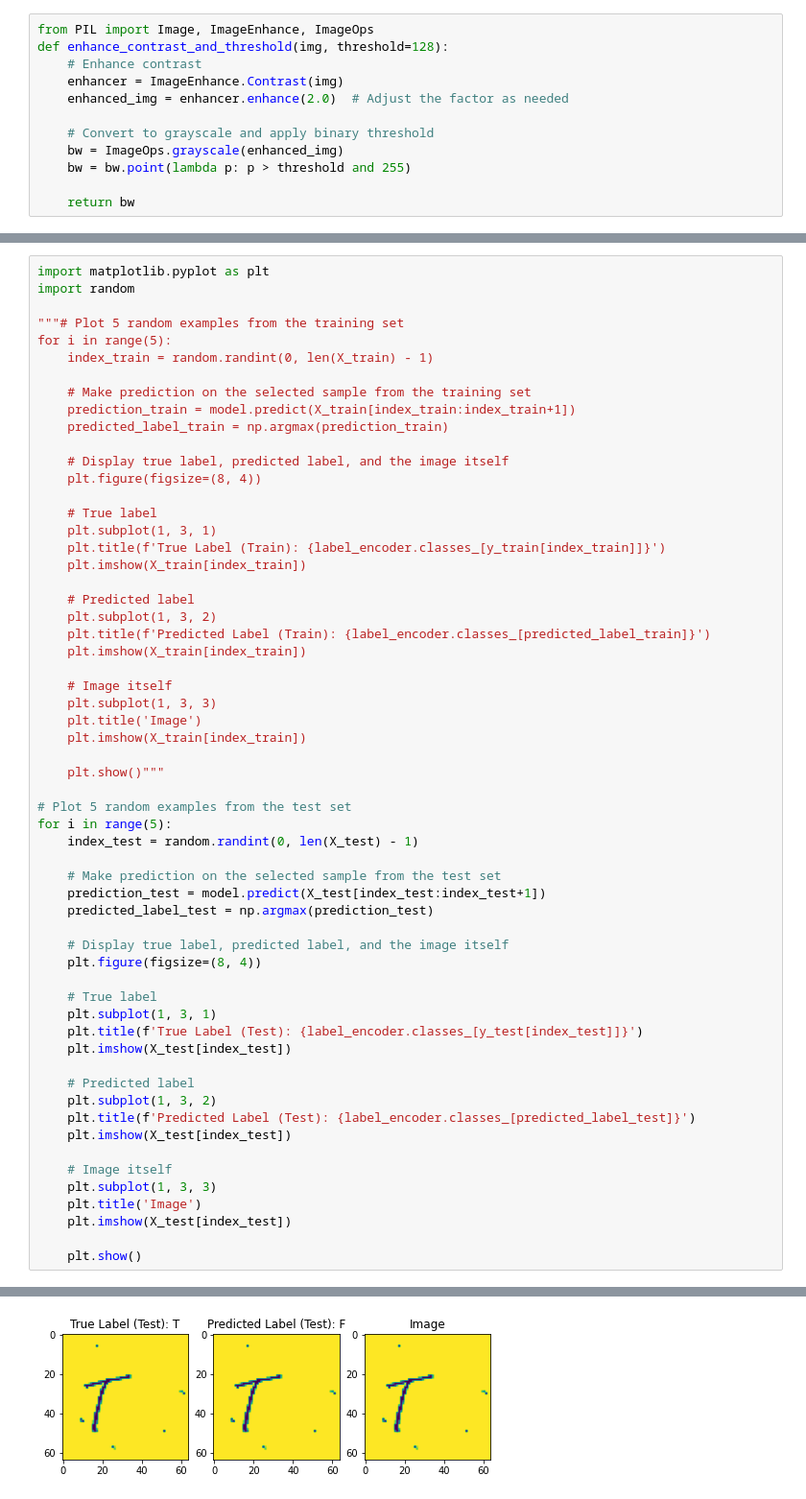
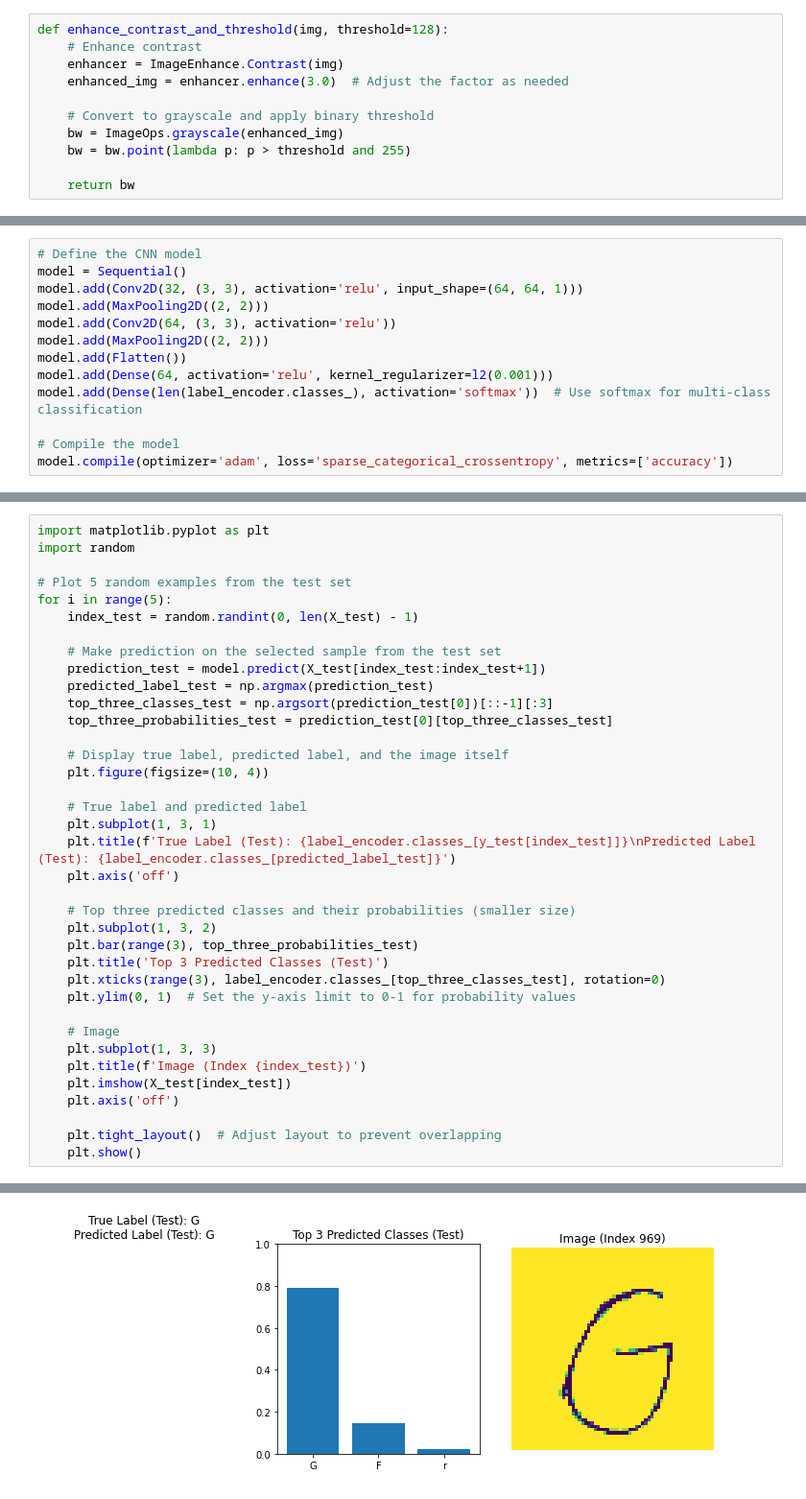
Before and after one commit to beyzanurkeskin/Handwritten-Letter-and-Person-Recognition-Project, a Jupyter notebook: letter_recognition.ipynb, the cells around one changed output, grey strips where cells are left out. Shown: that part at 96% size. Saved outputs shown, nothing was run; the diff lists cells and outputs as text.

```diff
--- a/letter_recognition.ipynb
+++ b/letter_recognition.ipynb
@@ -1,9 +13,8 @@
 # %%
-from PIL import Image, ImageEnhance, ImageOps
 def enhance_contrast_and_threshold(img, threshold=128):
     # Enhance contrast
     enhancer = ImageEnhance.Contrast(img)
-    enhanced_img = enhancer.enhance(2.0)  # Adjust the factor as needed
+    enhanced_img = enhancer.enhance(3.0)  # Adjust the factor as needed
 
     # Convert to grayscale and apply binary threshold
     bw = ImageOps.grayscale(enhanced_img)
@@ -182,0 +89,13 @@ AttributeError: 'numpy.ndarray' object has no attribute 'convert'
+# %%
+# Define the CNN model
+model = Sequential()
+model.add(Conv2D(32, (3, 3), activation='relu', input_shape=(64, 64, 1)))
+model.add(MaxPooling2D((2, 2)))
+model.add(Conv2D(64, (3, 3), activation='relu'))
+model.add(MaxPooling2D((2, 2)))
+model.add(Flatten())
+model.add(Dense(64, activation='relu', kernel_regularizer=l2(0.001)))
+model.add(Dense(len(label_encoder.classes_), activation='softmax'))  # Use softmax for multi-class classification
+
+# Compile the model
+model.compile(optimizer='adam', loss='sparse_categorical_crossentropy', metrics=['accuracy'])
@@ -183,34 +138,6 @@ AttributeError: 'numpy.ndarray' object has no attribute 'convert'
 # %%
 import matplotlib.pyplot as plt
 import random
-
-"""# Plot 5 random examples from the training set
-for i in range(5):
-    index_train = random.randint(0, len(X_train) - 1)
-
-    # Make prediction on the selected sample from the training set
-    prediction_train = model.predict(X_train[index_train:index_train+1])
-    predicted_label_train = np.argmax(prediction_train)
-
-    # Display true label, predicted label, and the image itself
-    plt.figure(figsize=(8, 4))
-
-    # True label
-    plt.subplot(1, 3, 1)
-    plt.title(f'True Label (Train): {label_encoder.classes_[y_train[index_train]]}')
-    plt.imshow(X_train[index_train])
-
-    # Predicted label
-    plt.subplot(1, 3, 2)
-    plt.title(f'Predicted Label (Train): {label_encoder.classes_[predicted_label_train]}')
-    plt.imshow(X_train[index_train])
-
-    # Image itself
-    plt.subplot(1, 3, 3)
-    plt.title('Image')
-    plt.imshow(X_train[index_train])
-
-    plt.show()"""
 
 # Plot 5 random examples from the test set
 for i in range(5):
@@ -219,24 +146,30 @@ for i in range(5):
     # Make prediction on the selected sample from the test set
     prediction_test = model.predict(X_test[index_test:index_test+1])
     predicted_label_test = np.argmax(prediction_test)
+    top_three_classes_test = np.argsort(prediction_test[0])[::-1][:3]
+    top_three_probabilities_test = prediction_test[0][top_three_classes_test]
 
     # Display true label, predicted label, and the image itself
-    plt.figure(figsize=(8, 4))
+    plt.figure(figsize=(10, 4))
 
-    # True label
+    # True label and predicted label
     plt.subplot(1, 3, 1)
-    plt.title(f'True Label (Test): {label_encoder.classes_[y_test[index_test]]}')
+    plt.title(f'True Label (Test): {label_encoder.classes_[y_test[index_test]]}\nPredicted Label (Test): {label_encoder.classes_[predicted_label_test]}')
+    plt.axis('off')
+
+    # Top three predicted classes and their probabilities (smaller size)
+    plt.subplot(1, 3, 2)
+    plt.bar(range(3), top_three_probabilities_test)
+    plt.title('Top 3 Predicted Classes (Test)')
+    plt.xticks(range(3), label_encoder.classes_[top_three_classes_test], rotation=0)
+    plt.ylim(0, 1)  # Set the y-axis limit to 0-1 for probability values
+
+    # Image
+    plt.subplot(1, 3, 3)
+    plt.title(f'Image (Index {index_test})')
     plt.imshow(X_test[index_test])
+    plt.axis('off')
 
-    # Predicted label
-    plt.subplot(1, 3, 2)
-    plt.title(f'Predicted Label (Test): {label_encoder.classes_[predicted_label_test]}')
-    plt.imshow(X_test[index_test])
-
-    # Image itself
-    plt.subplot(1, 3, 3)
-    plt.title('Image')
-    plt.imshow(X_test[index_test])
-
+    plt.tight_layout()  # Adjust layout to prevent overlapping
     plt.show()
 # %% [output]
@@ -244 +177 @@ for i in range(5):
-[figure, old version]
+[figure, new version]
```
Also changed, not shown: parts of 20 cells of this notebook.
